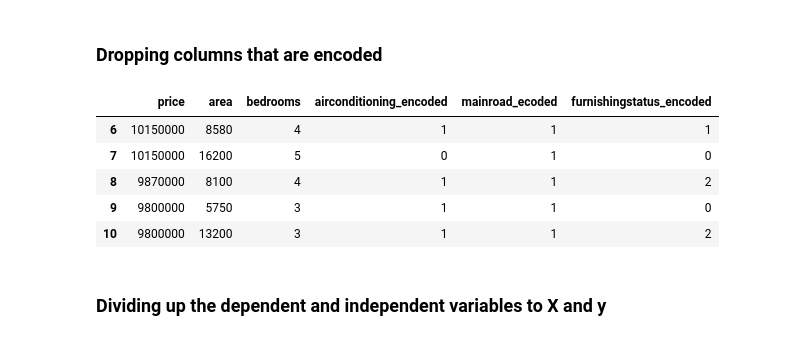
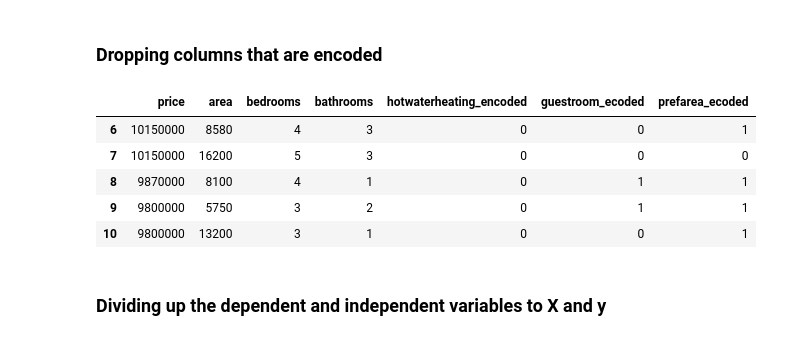
Before and after one commit to JosiahLam/Housing-Price-Prediction, a Jupyter notebook: Model_02.ipynb, the cells around one changed output. Cells and saved outputs as stored; diff of their text form; code cells hidden in the pictures.

```diff
--- a/Model_02.ipynb
+++ b/Model_02.ipynb
@@ -93,35 +93,35 @@ Name: count, dtype: int64
 # Binary data encoding
 bi_mapping = {"no" : 0, "yes" : 1}
 #
-# house_df['hotwaterheating_encoded'] = house_df['hotwaterheating'].map(bi_mapping)
-house_df['airconditioning_encoded'] = house_df['airconditioning'].map(bi_mapping)
+house_df['hotwaterheating_encoded'] = house_df['hotwaterheating'].map(bi_mapping)
+# house_df['airconditioning_encoded'] = house_df['airconditioning'].map(bi_mapping)
 
-house_df['mainroad_ecoded'] = house_df['mainroad'].map(bi_mapping) ##drops optimal r2_score from .6 to .585
-# house_df['guestroom_ecoded'] = house_df['guestroom'].map(bi_mapping) ##drops optimal r2_score from .6 to .585
+# house_df['mainroad_ecoded'] = house_df['mainroad'].map(bi_mapping) ##drops optimal r2_score from .6 to .585
+house_df['guestroom_ecoded'] = house_df['guestroom'].map(bi_mapping) ##drops optimal r2_score from .6 to .585
 # house_df['basement_ecoded'] = house_df['basement'].map(bi_mapping) ##drops optimal r2_score from .6 to .549
-# house_df['prefarea_ecoded'] = house_df['prefarea'].map(bi_mapping)
+house_df['prefarea_ecoded'] = house_df['prefarea'].map(bi_mapping)
 # %%
 furnishingstatus_mapping = {"unfurnished" : 0, "semi-furnished" : 1, "furnished" : 2}
 
-house_df['furnishingstatus_encoded'] = house_df['furnishingstatus'].map(furnishingstatus_mapping)
+# house_df['furnishingstatus_encoded'] = house_df['furnishingstatus'].map(furnishingstatus_mapping)
 # %% [markdown]
 ### Dropping columns that are encoded
 # %%
 house_df = house_df.drop(columns=['hotwaterheating','airconditioning','furnishingstatus'])
 house_df = house_df.drop(columns=['mainroad', 'guestroom', 'basement', 'prefarea'])
 house_df = house_df.drop(columns=['stories'])
 # house_df = house_df.drop(columns=['bedrooms'])
-house_df = house_df.drop(columns=['bathrooms'])
+# house_df = house_df.drop(columns=['bathrooms'])
 house_df = house_df.drop(columns=['parking'])
 
 house_df.head(5)
 # %% [output]
-|  | price | area | bedrooms | airconditioning_encoded | mainroad_ecoded | furnishingstatus_encoded |
-| 6 | 10150000 | 8580 | 4 | 1 | 1 | 1 |
-| 7 | 10150000 | 16200 | 5 | 0 | 1 | 0 |
-| 8 | 9870000 | 8100 | 4 | 1 | 1 | 2 |
-| 9 | 9800000 | 5750 | 3 | 1 | 1 | 0 |
-| 10 | 9800000 | 13200 | 3 | 1 | 1 | 2 |
+|  | price | area | bedrooms | bathrooms | hotwaterheating_encoded | guestroom_ecoded | prefarea_ecoded |
+| 6 | 10150000 | 8580 | 4 | 3 | 0 | 0 | 1 |
+| 7 | 10150000 | 16200 | 5 | 3 | 0 | 0 | 0 |
+| 8 | 9870000 | 8100 | 4 | 1 | 0 | 1 | 1 |
+| 9 | 9800000 | 5750 | 3 | 2 | 0 | 1 | 1 |
+| 10 | 9800000 | 13200 | 3 | 1 | 0 | 0 | 1 |
 # %% [markdown]
 ### Dividing up the dependent and independent variables to X and y
 # %%
```
Also changed, not shown: parts of 2 cells of this notebook, 1 other file.
